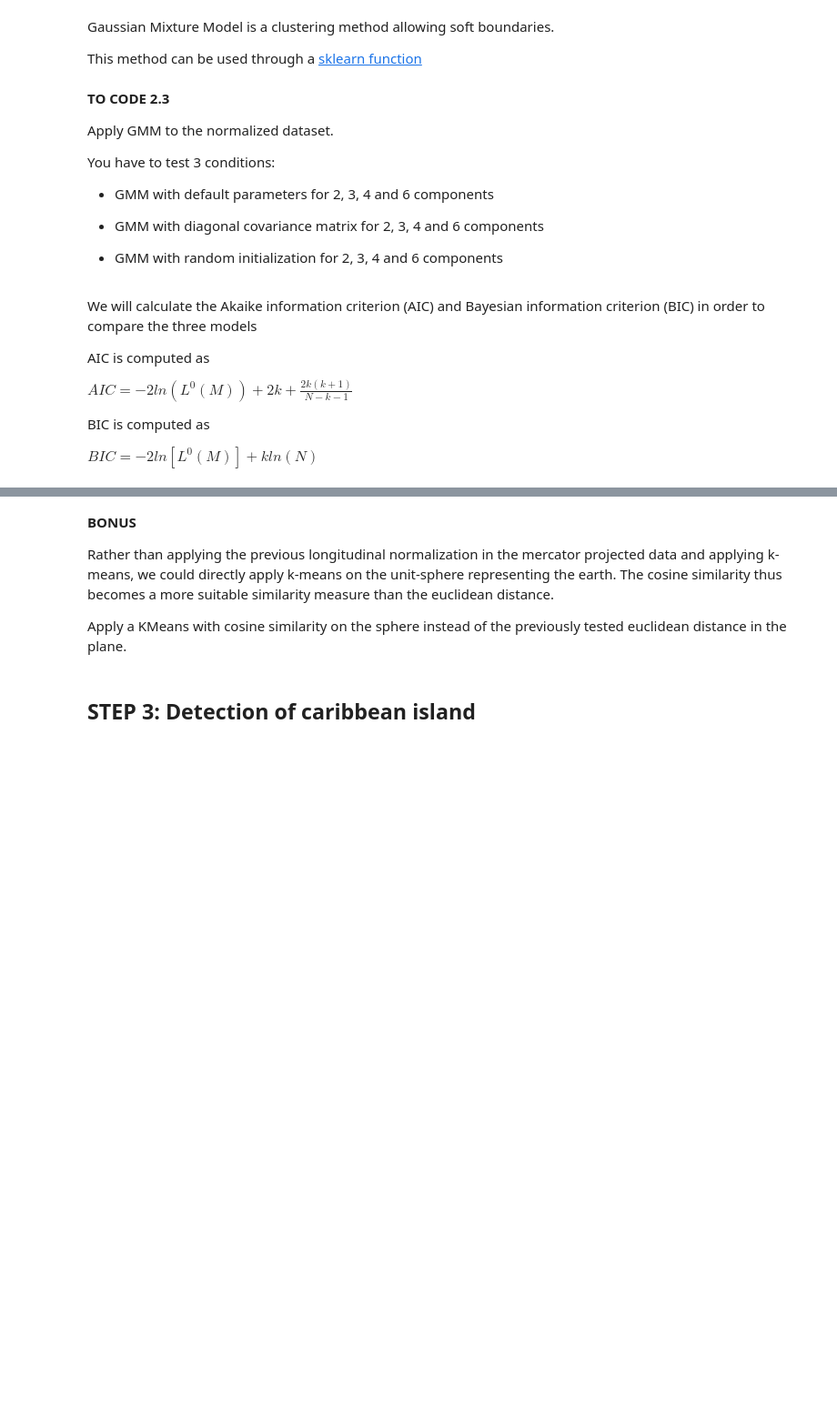
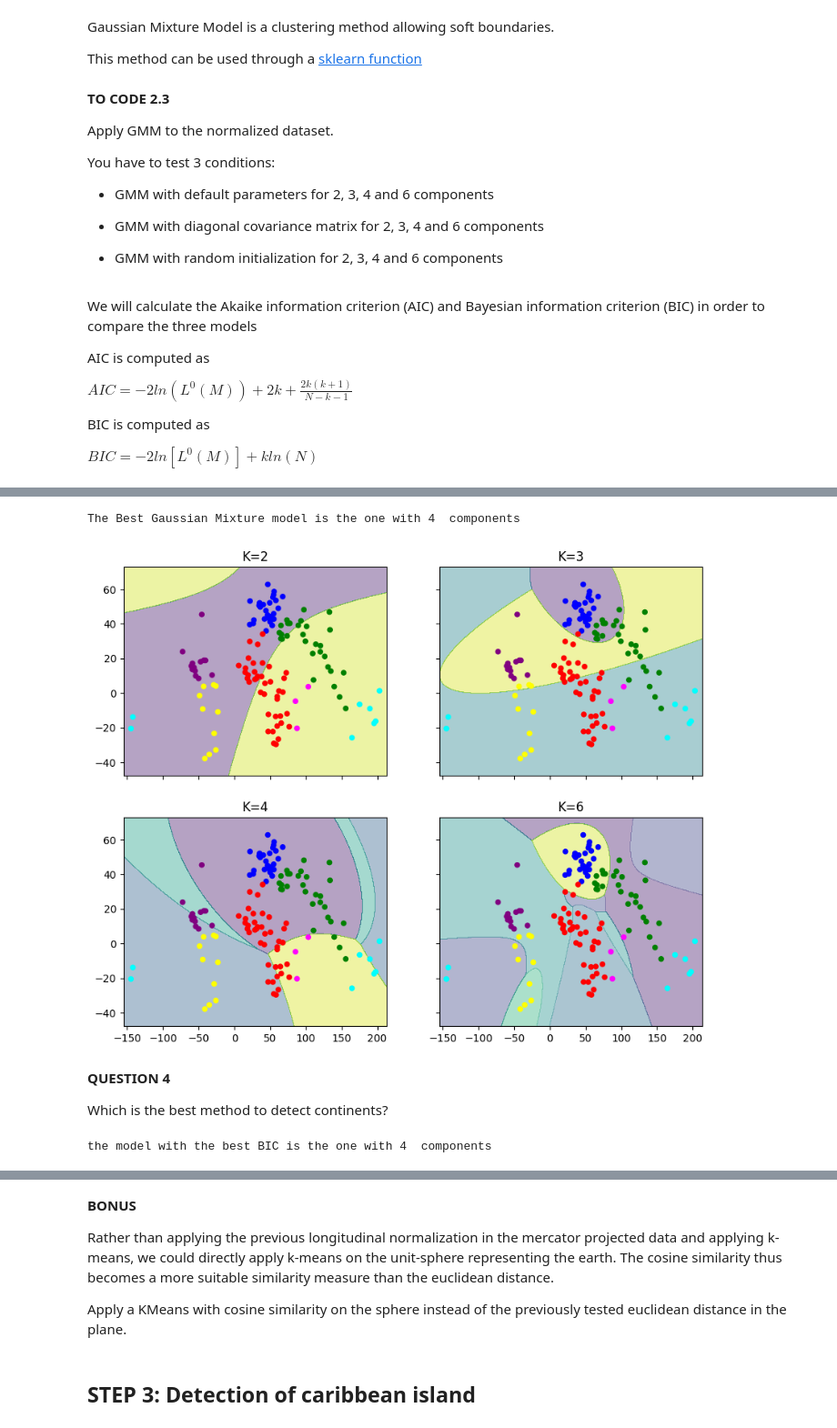
Before and after one commit to rayaneghilene/WHO_Exploratory_Data_Analysis, a Jupyter notebook: TP3_Clustering.ipynb, the cells around one changed output, grey strips where cells are left out. Shown at 91% size. Saved outputs shown, nothing was run; the diff lists cells and outputs as text; code cells hidden in the pictures; blank space fills up the shorter version.

```diff
--- a/TP3_Clustering.ipynb
+++ b/TP3_Clustering.ipynb
@@ -310 +326,80 @@ BIC:  2680.190618214421
+# %%
+# calculate GMM with random initialization for 2, 3, 4 and 6 components
+gm = GaussianMixture(n_components=2, init_params='random', random_state=0).fit(np1)
+gm2 = GaussianMixture(n_components=3, init_params='random', random_state=0).fit(np1)
+gm3 = GaussianMixture(n_components=4, init_params='random', random_state=0).fit(np1)
+gm4 = GaussianMixture(n_components=6, init_params='random', random_state=0).fit(np1)
+
+
+aic2 = []
+bic2 = []
+
+# calculate AIC and BIC
+gm_aic = gm.aic(np1)
+gm_bic = gm.bic(np1)
+aic2.append(gm_aic)
+bic2.append(gm_bic)
+
+gm_aic2 = gm2.aic(np1)
+gm_bic2 = gm2.bic(np1)
+aic2.append(gm_aic2)
+bic2.append(gm_bic2)
+
+gm_aic3 = gm3.aic(np1)
+gm_bic3 = gm3.bic(np1)
+aic2.append(gm_aic3)
+bic2.append(gm_bic3)
+
+
+gm_aic4 = gm4.aic(np1)
+gm_bic4 = gm4.bic(np1)
+aic2.append(gm_aic4)
+bic2.append(gm_bic4)
+
+f, axarr = plt.subplots(2, 2, sharex='col', sharey='row', figsize=(10, 8))
+
+for idx, g, tt in zip(product([0, 1], [0, 1]),
+                        [gm, gm2, gm3, gm4],
+                        ["K=2", "K=3" ,"K=4" ,"K=6"]):
+
+    Z = g.predict(np.c_[xx.ravel(), yy.ravel()])
+    Z = Z.reshape(xx.shape)
+
+    axarr[idx[0], idx[1]].contourf(xx, yy, Z, alpha=0.4)
+    axarr[idx[0], idx[1]].scatter(np1[:, 0], np1[:, 1], c=np_Y,
+                                  s=20, cmap=matplotlib.colors.ListedColormap(['red', 'green', 'blue', 'purple', 'yellow', 'magenta', 'cyan']))
+    axarr[idx[0], idx[1]].set_title(tt)
+
+# print the name of the best model
+k = np.argmax(bic2)
+z =0
+if k == 0: z = 2
+elif k == 1: z = 3
+elif k == 2: z = 4
+else: z == 6
+print("The Best Gaussian Mixture model with randomly initialized paramters is the one with", z, " components")
+# %% [output]
+The Best Gaussian Mixture model is the one with 4  components
+[figure, added]
+# %% [markdown]
+**QUESTION 4**
+
+Which is the best method to detect continents?
+# %%
+z  = np.argmax(bic)
+z1 = np.argmax(bic1)
+z2 = np.argmax(bic2)
+BIC = bic + bic1 + bic2
+z3 = np.argmax(BIC)
+if z3 in bic: k = z3
+elif z3 in bic1: k = z3 - 4
+else: k = z3 - 8
+if k == 0: z = 2
+elif k == 1: z = 3
+elif k == 2: z = 4
+else: z == 6
+
+print("the model with the best BIC is the one with", z, " components")
+# %% [output]
+the model with the best BIC is the one with 4  components
 # %% [markdown]
```
Also changed, not shown: parts of 8 cells of this notebook.
